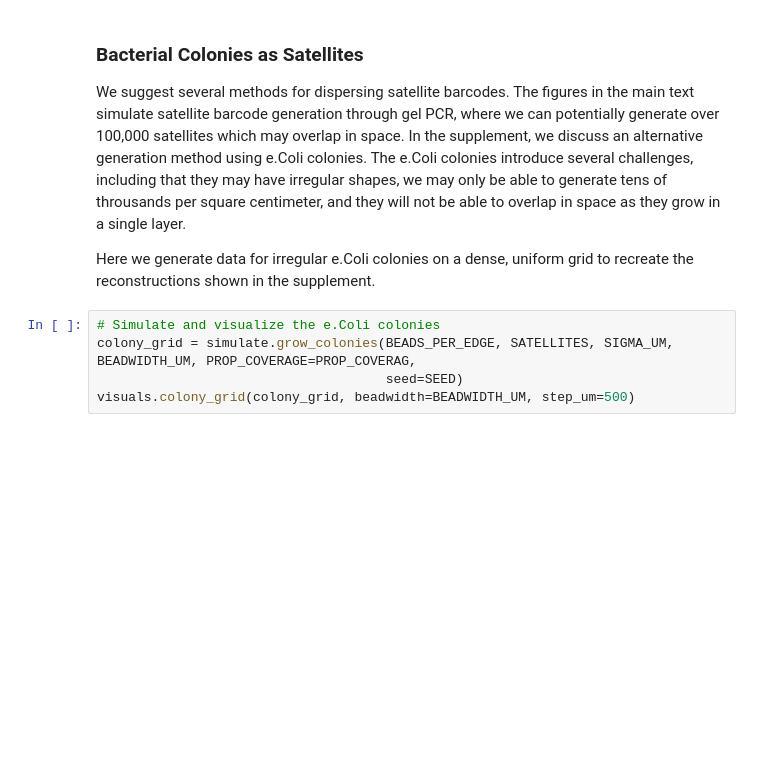
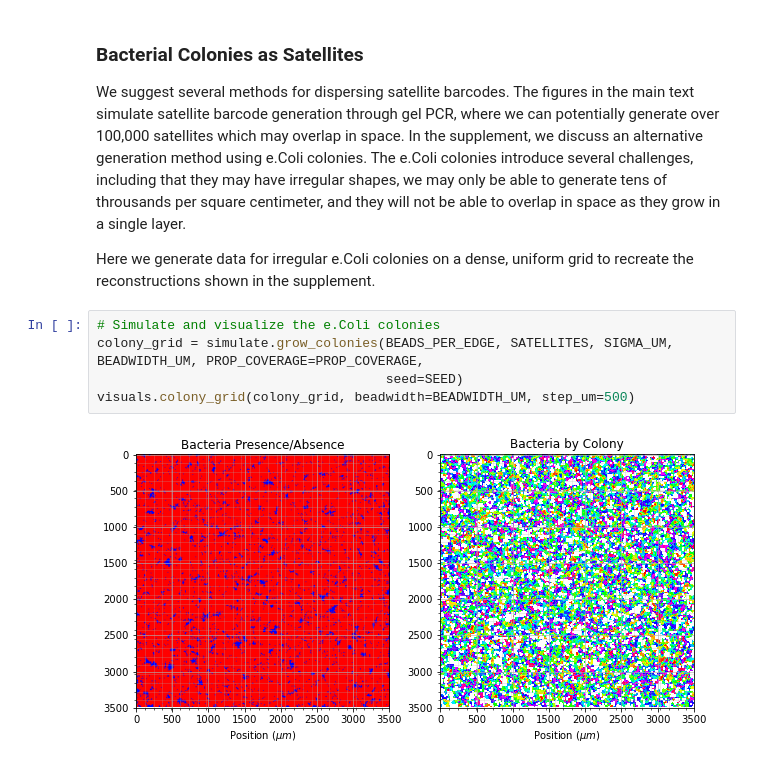
Before and after one commit to schiebingerlab/DNA-GPS, a Jupyter notebook: notebooks/Notebook-1-data-generation.ipynb, the cells around one changed output. Saved outputs shown, nothing was run; the diff lists cells and outputs as text; blank space fills up the shorter version.

```diff
--- a/notebooks/Notebook-1-data-generation.ipynb
+++ b/notebooks/Notebook-1-data-generation.ipynb
@@ -112,9 +121,11 @@ We suggest several methods for dispersing satellite barcodes. The figures in the
 Here we generate data for irregular e.Coli colonies on a dense, uniform grid to recreate the reconstructions shown in the supplement.
 # %%
 # Simulate and visualize the e.Coli colonies
-colony_grid = simulate.grow_colonies(BEADS_PER_EDGE, SATELLITES, SIGMA_UM, BEADWIDTH_UM, PROP_COVERAGE=PROP_COVERAG,
+colony_grid = simulate.grow_colonies(BEADS_PER_EDGE, SATELLITES, SIGMA_UM, BEADWIDTH_UM, PROP_COVERAGE=PROP_COVERAGE,
                                      seed=SEED)
 visuals.colony_grid(colony_grid, beadwidth=BEADWIDTH_UM, step_um=500)
+# %% [output]
+[figure, added]
 # %%
 # Generate an anndata with satellite barcode counts stored in the read matrix
 adata = simulate.generate_bacterial_reads(colony_grid=colony_grid, sigma_um=SIGMA_UM, beadwidth_um=BEADWIDTH_UM,
```
Also changed, not shown: parts of 12 cells of this notebook, 3 other files.
